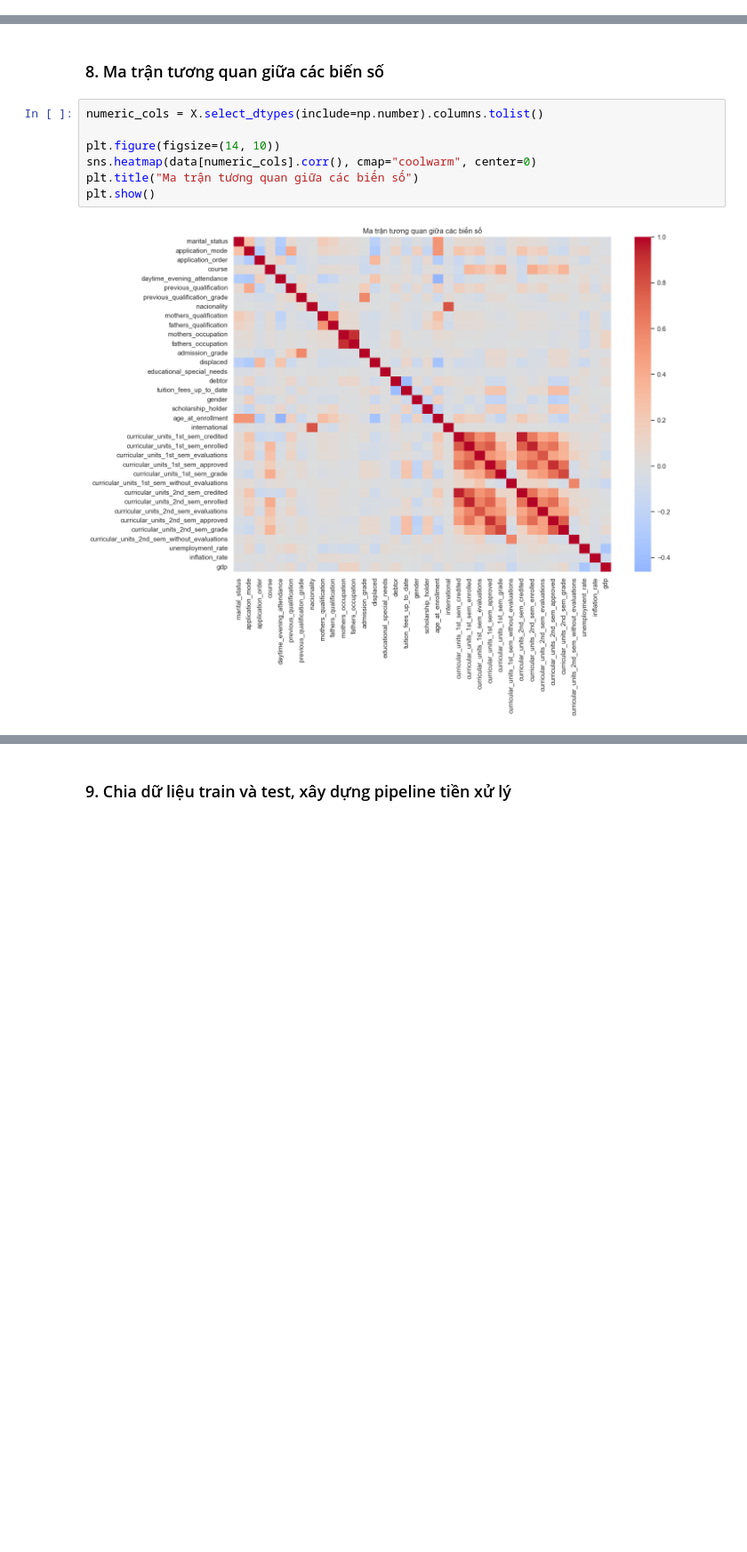
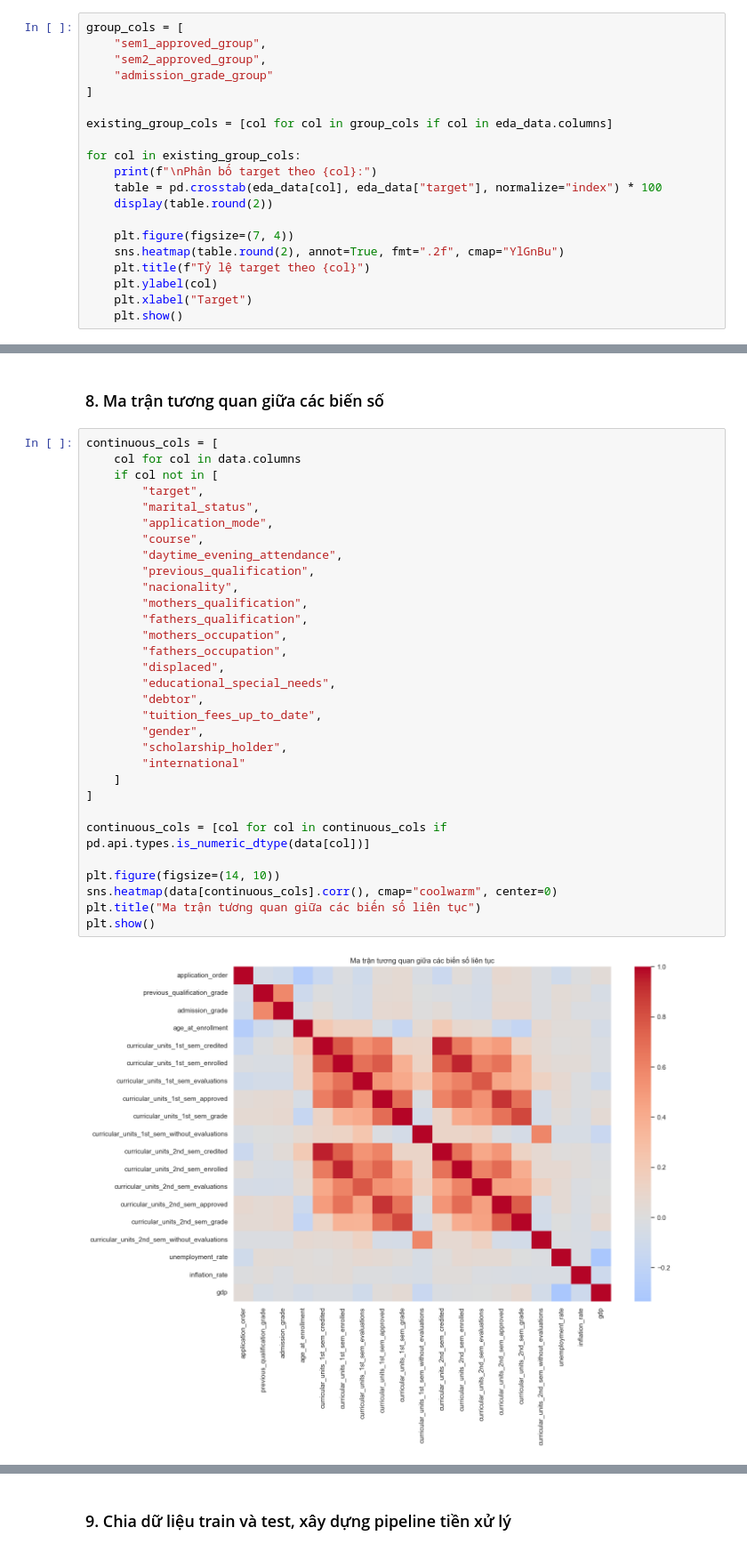
Before and after one commit to bibo0610/DATAMINING_20, a Jupyter notebook: student_dropout_academic_success.ipynb, the cells around one changed output, grey strips where cells are left out. Shown at 89% size. Cells and saved outputs as stored; diff of their text form; blank space fills up the shorter version.

Commit message:
data mining dataset 2

```diff
--- a/student_dropout_academic_success.ipynb
+++ b/student_dropout_academic_success.ipynb
@@ -290,0 +497,20 @@ else:
+# %%
+group_cols = [
+    "sem1_approved_group",
+    "sem2_approved_group",
+    "admission_grade_group"
+]
+
+existing_group_cols = [col for col in group_cols if col in eda_data.columns]
+
+for col in existing_group_cols:
+    print(f"\nPhân bố target theo {col}:")
+    table = pd.crosstab(eda_data[col], eda_data["target"], normalize="index") * 100
+    display(table.round(2))
+
+    plt.figure(figsize=(7, 4))
+    sns.heatmap(table.round(2), annot=True, fmt=".2f", cmap="YlGnBu")
+    plt.title(f"Tỷ lệ target theo {col}")
+    plt.ylabel(col)
+    plt.xlabel("Target")
+    plt.show()
@@ -291,11 +542,35 @@ else:
 # %% [markdown]
 ### 8. Ma trận tương quan giữa các biến số
 # %%
-numeric_cols = X.select_dtypes(include=np.number).columns.tolist()
+continuous_cols = [
+    col for col in data.columns
+    if col not in [
+        "target",
+        "marital_status",
+        "application_mode",
+        "course",
+        "daytime_evening_attendance",
+        "previous_qualification",
+        "nacionality",
+        "mothers_qualification",
+        "fathers_qualification",
+        "mothers_occupation",
+        "fathers_occupation",
+        "displaced",
+        "educational_special_needs",
+        "debtor",
+        "tuition_fees_up_to_date",
+        "gender",
+        "scholarship_holder",
+        "international"
+    ]
+]
+
+continuous_cols = [col for col in continuous_cols if pd.api.types.is_numeric_dtype(data[col])]
 
 plt.figure(figsize=(14, 10))
-sns.heatmap(data[numeric_cols].corr(), cmap="coolwarm", center=0)
-plt.title("Ma trận tương quan giữa các biến số")
+sns.heatmap(data[continuous_cols].corr(), cmap="coolwarm", center=0)
+plt.title("Ma trận tương quan giữa các biến số liên tục")
 plt.show()
 # %% [output]
-[figure, old version]
+[figure, new version]
```
Also changed, not shown: parts of 28 cells of this notebook, 2 other files.
